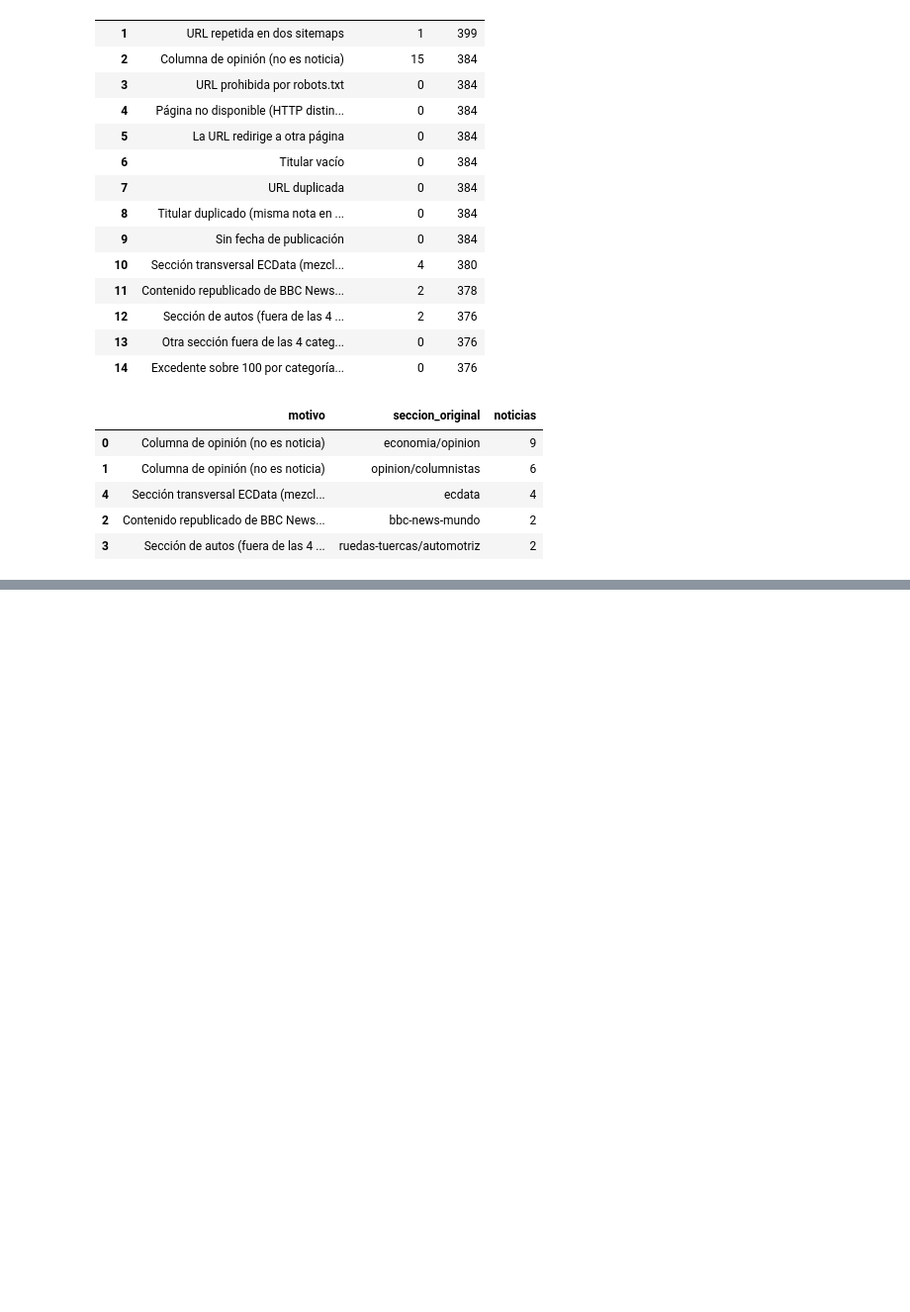
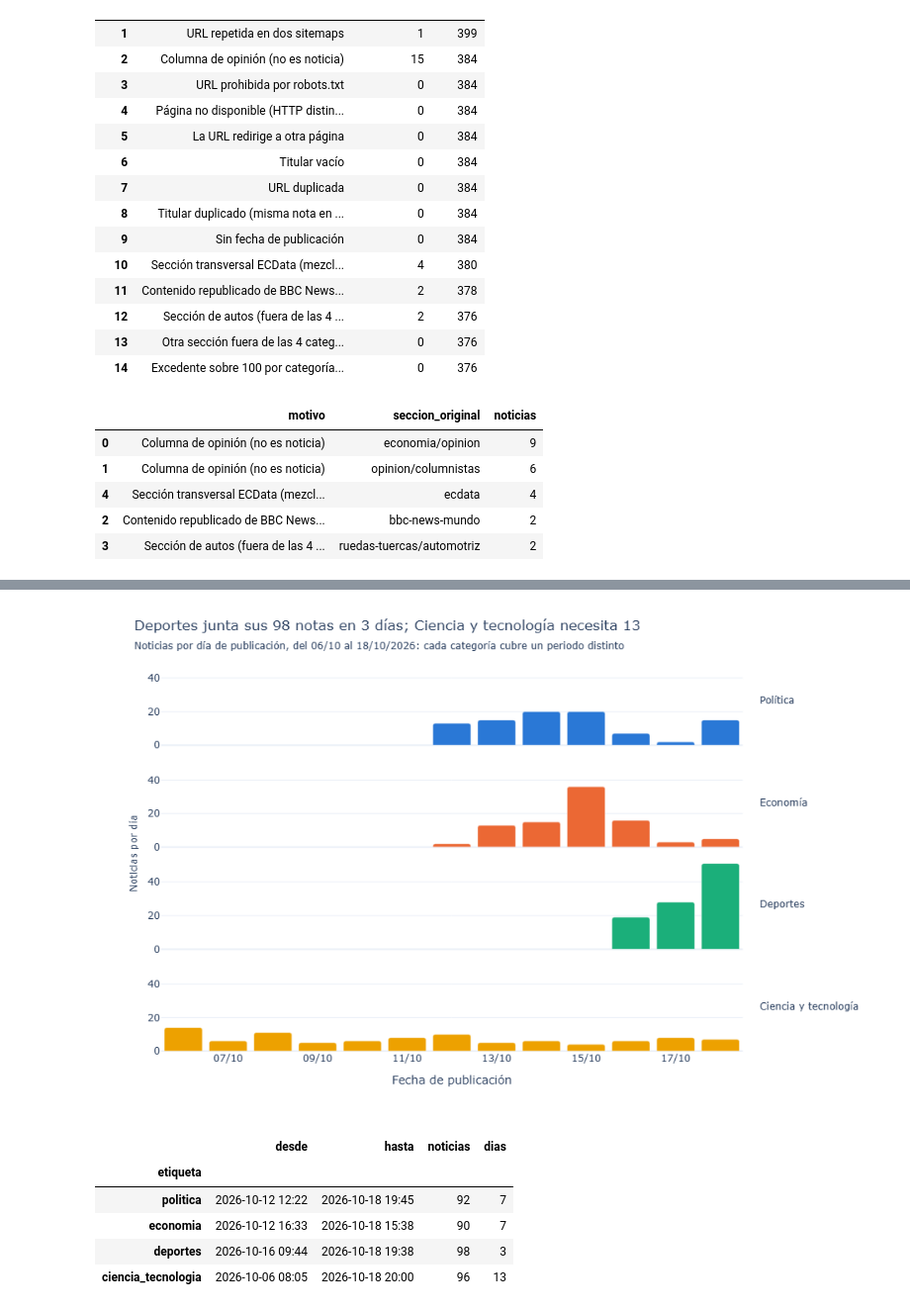
Before and after one commit to IvettexMamani/diplomado-python-2026, a Jupyter notebook: tarea_1/01_recoleccion.ipynb, the cells around one changed output, grey strips where cells are left out. Shown at 99% size. Drawn from its saved outputs; the diff is of its cells as text; code cells hidden in the pictures; blank space fills up the shorter version.

```diff
--- a/tarea_1/01_recoleccion.ipynb
+++ b/tarea_1/01_recoleccion.ipynb
@@ -524,0 +557,34 @@ fuera = df_desc[df_desc["motivo"].isin(motivos_seccion)]
+# %%
+por_dia = (df.groupby([df["fecha_dt"].dt.date.rename("fecha"), "etiqueta"])
+             .size().reset_index(name="noticias"))
+rango = df.groupby("etiqueta")["fecha_dt"].agg(desde="min", hasta="max", noticias="size")
+rango["dias"] = (rango["hasta"].dt.normalize() - rango["desde"].dt.normalize()).dt.days + 1
+rapida, lenta = rango["dias"].idxmin(), rango["dias"].idxmax()
+
+# Un panel por categoría con el mismo eje de fechas, para comparar el periodo que cubre cada una
+fig2 = px.bar(por_dia, x="fecha", y="noticias", color="etiqueta", facet_row="etiqueta",
+              color_discrete_map=COLORES, category_orders={"etiqueta": ETIQUETAS},
+              labels={"fecha": "Fecha de publicación", "noticias": "Noticias", "etiqueta": "Categoría"})
+fig2.for_each_annotation(lambda a: a.update(text=ETIQ_LEGIBLE[a.text.split("=")[-1]], textangle=0,
+                                            xanchor="left", x=1.005))
+fig2.update_layout(height=620, showlegend=False, bargap=0.15, barcornerradius=3,
+                   margin=dict(r=150), title=dict(
+    text=(f"{ETIQ_LEGIBLE[rapida]} junta sus {rango.loc[rapida, 'noticias']} notas en "
+          f"{rango.loc[rapida, 'dias']} días; {ETIQ_LEGIBLE[lenta]} necesita {rango.loc[lenta, 'dias']}"),
+    subtitle=dict(text=(f"Noticias por día de publicación, del {df['fecha_dt'].min():%d/%m} al "
+                        f"{df['fecha_dt'].max():%d/%m/%Y}: cada categoría cubre un periodo distinto"))))
+fig2.for_each_yaxis(lambda ax: ax.update(title_text=""))
+fig2.update_xaxes(tickformat="%d/%m", dtick=2 * 86_400_000)
+fig2.add_annotation(text="Noticias por día", xref="paper", yref="paper", x=-0.06, y=0.5,
+                    textangle=-90, showarrow=False)
+fig2.show()
+rango.assign(desde=rango["desde"].dt.strftime("%Y-%m-%d %H:%M"),
+             hasta=rango["hasta"].dt.strftime("%Y-%m-%d %H:%M")).reindex(ETIQUETAS)
+# %% [output]
+[figure, added]
+|  | desde | hasta | noticias | dias |
+| etiqueta |  |  |  |  |
+| politica | 2026-10-12 12:22 | 2026-10-18 19:45 | 92 | 7 |
+| economia | 2026-10-12 16:33 | 2026-10-18 15:38 | 90 | 7 |
+| deportes | 2026-10-16 09:44 | 2026-10-18 19:38 | 98 | 3 |
+| ciencia_tecnologia | 2026-10-06 08:05 | 2026-10-18 20:00 | 96 | 13 |
```
Also changed, not shown: parts of 5 cells of this notebook.
